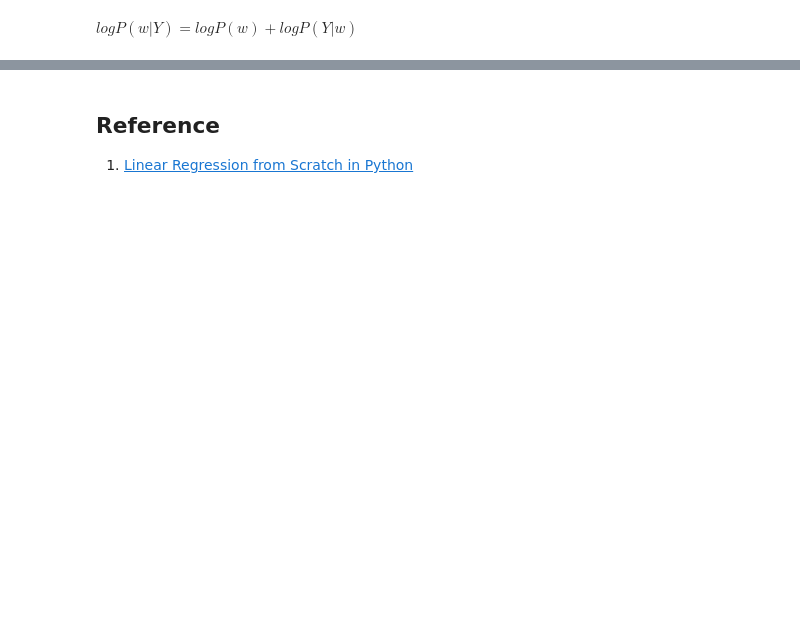
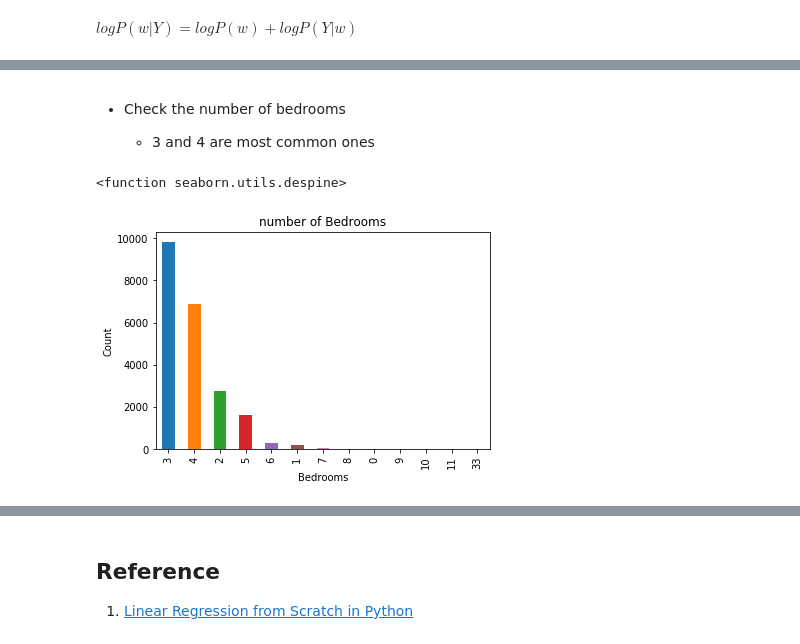
Before and after one commit to AkatsukiSirius/Machine-Learning-Notes, a Jupyter notebook: Lec 2. Linear Regression.ipynb, the cells around one changed output, grey strips where cells are left out. Drawn from its saved outputs; the diff is of its cells as text; code cells hidden in the pictures; blank space fills up the shorter version.

```diff
--- a/Lec 2. Linear Regression.ipynb
+++ b/Lec 2. Linear Regression.ipynb
@@ -601,0 +595,2 @@ PAC: Probability Approximation Correct (Adaptive)
+# %%
+data = pd.read_csv(r"dataset/kc_house_data.csv")
@@ -601,0 +629,13 @@ PAC: Probability Approximation Correct (Adaptive)
+# %% [markdown]
+- Check the number of bedrooms
+
+    - 3 and 4 are most common ones
+# %%
+data['bedrooms'].value_counts().plot(kind='bar')
+plt.title('number of Bedrooms')
+plt.xlabel('Bedrooms')
+plt.ylabel('Count')
+sns.despine
+# %% [output]
+<function seaborn.utils.despine>
+[figure, added]
```
Also changed, not shown: parts of 109 cells of this notebook.
